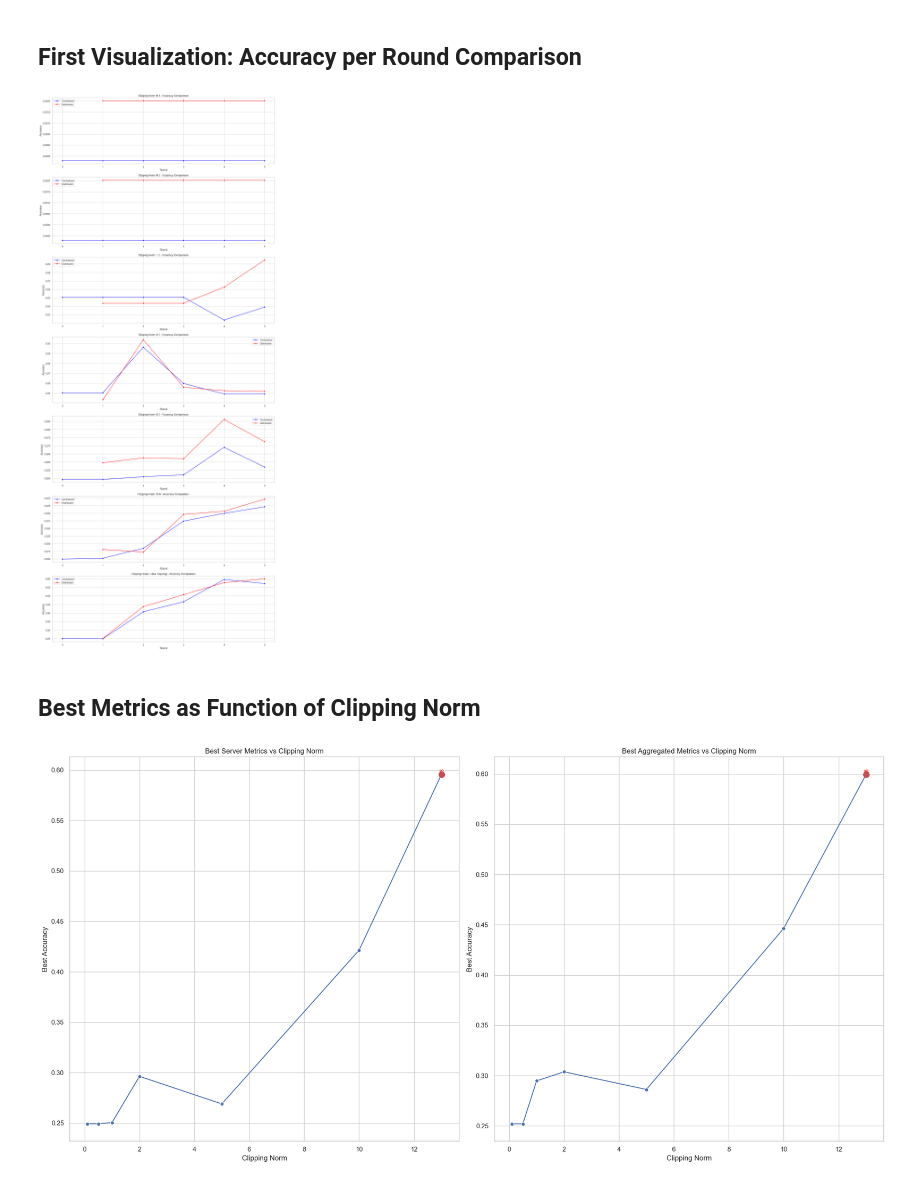
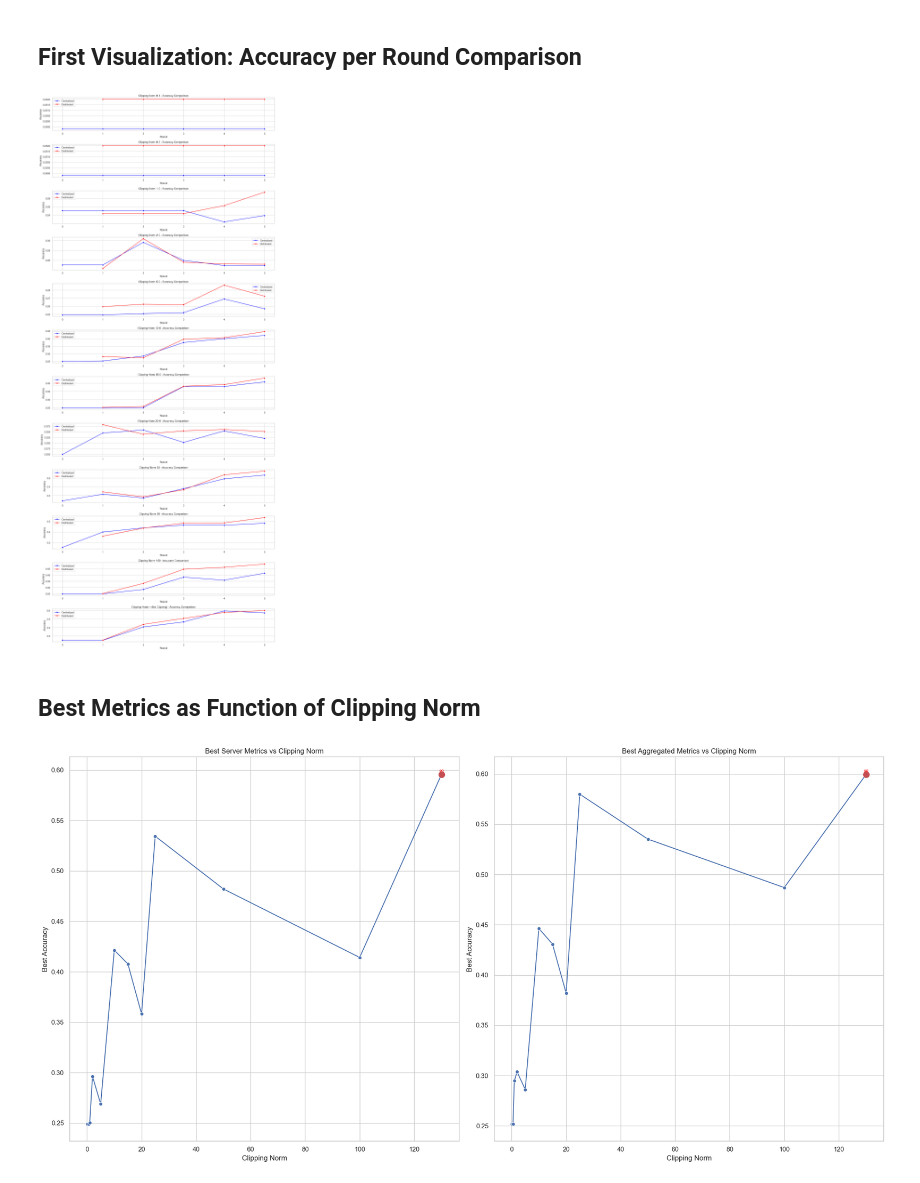
Before and after one commit to noamprinz/DataPrivacyProject, a Jupyter notebook: Quantitive Analysis - Part IV (Data Privacy Parameters - Clipping Norm).ipynb, the cells around one changed output. Cells and saved outputs as stored; diff of their text form; code cells hidden in the pictures.

```diff
--- a/Quantitive Analysis - Part IV (Data Privacy Parameters - Clipping Norm).ipynb
+++ b/Quantitive Analysis - Part IV (Data Privacy Parameters - Clipping Norm).ipynb
@@ -18,13 +18,18 @@ plt.figure(figsize=(16, 10))
 ## Data Preparation
 # %%
 paths = {
-    0.1: 'SimulationOutputs/clipping_norm_0.1/metrics.json',
-    0.5: 'SimulationOutputs/clipping_norm_0.5/metrics.json',
-    1.0: 'SimulationOutputs/clipping_norm_1.0/metrics.json',
-    2.0: 'SimulationOutputs/clipping_norm_2.0/metrics.json',
-    5.0: 'SimulationOutputs/clipping_norm_5.0/metrics.json',
-    10.0: 'SimulationOutputs/clipping_norm_10.0/metrics.json',
-    float('inf'): 'SimulationOutputs/clipping_norm_inf/metrics.json'
+    0.1: 'SimulationOutputs/Quantitative/clipping_norm_0.1/metrics.json',
+    0.5: 'SimulationOutputs/Quantitative/clipping_norm_0.5/metrics.json',
+    1.0: 'SimulationOutputs/Quantitative/clipping_norm_1.0/metrics.json',
+    2.0: 'SimulationOutputs/Quantitative/clipping_norm_2.0/metrics.json',
+    5.0: 'SimulationOutputs/Quantitative/clipping_norm_5.0/metrics.json',
+    10.0: 'SimulationOutputs/Quantitative/clipping_norm_10.0/metrics.json',
+    15.0: 'SimulationOutputs/Quantitative/clipping_norm_15/metrics.json',
+    20.0: 'SimulationOutputs/Quantitative/clipping_norm_20/metrics.json',
+    25: 'SimulationOutputs/Quantitative/clipping_norm_25/metrics.json',
+    50: 'SimulationOutputs/Quantitative/clipping_norm_50/metrics.json',
+    100: 'SimulationOutputs/Quantitative/clipping_norm_100/metrics.json',
+    float('inf'): 'SimulationOutputs/Quantitative/clipping_norm_inf/metrics.json'
 }
 # %%
 # Load metrics for each clipping norm
@@ -61,29 +66,29 @@ best_metrics_df = pd.DataFrame(best_metrics)
 # %%
 plt.figure(figsize=(15, 35))
 
 for j, clipping_norm in enumerate(sorted(clipping_norm_metrics.keys())):
-    plt.subplot(7, 1, j + 1)
+    plt.subplot(12, 1, j + 1)
 
     # Plot centralized accuracy
     centralized_subset = server_df[server_df['Clipping Norm'] == clipping_norm]
     sns.lineplot(data=centralized_subset, x='Round', y='Accuracy',
                 marker='o', color='blue', label='Centralized')
 
     # Plot distributed accuracy
     distributed_subset = client_df[client_df['Clipping Norm'] == clipping_norm]
     sns.lineplot(data=distributed_subset, x='Round', y='Accuracy',
                 marker='o', color='red', label='Distributed')
 
     title = f'∞ (No Clipping)' if np.isinf(clipping_norm) else f'{clipping_norm}'
     plt.title(f'Clipping Norm {title} - Accuracy Comparison')
     plt.xlabel('Round')
     plt.ylabel('Accuracy')
     plt.legend()
 
 plt.tight_layout()
 plt.show()
 # %% [output]
-[figure, old version]
+[figure, new version]
 # %% [markdown]
 ## Best Metrics as Function of Clipping Norm
 # %%
@@ -118,4 +123,4 @@ plot_with_inf(best_metrics_df, 'Clipping Norm', 'Aggregated Best Metrics', 'Best
 plt.tight_layout()
 plt.show()
 # %% [output]
-[figure, old version]
+[figure, new version]
```
Also changed, not shown: 4 other files.
